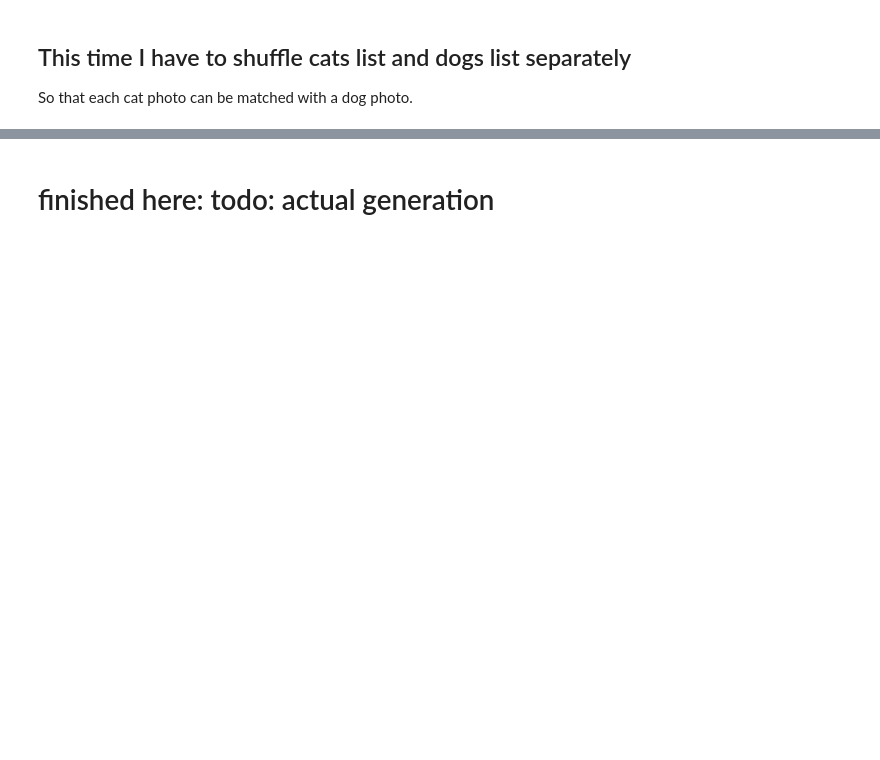
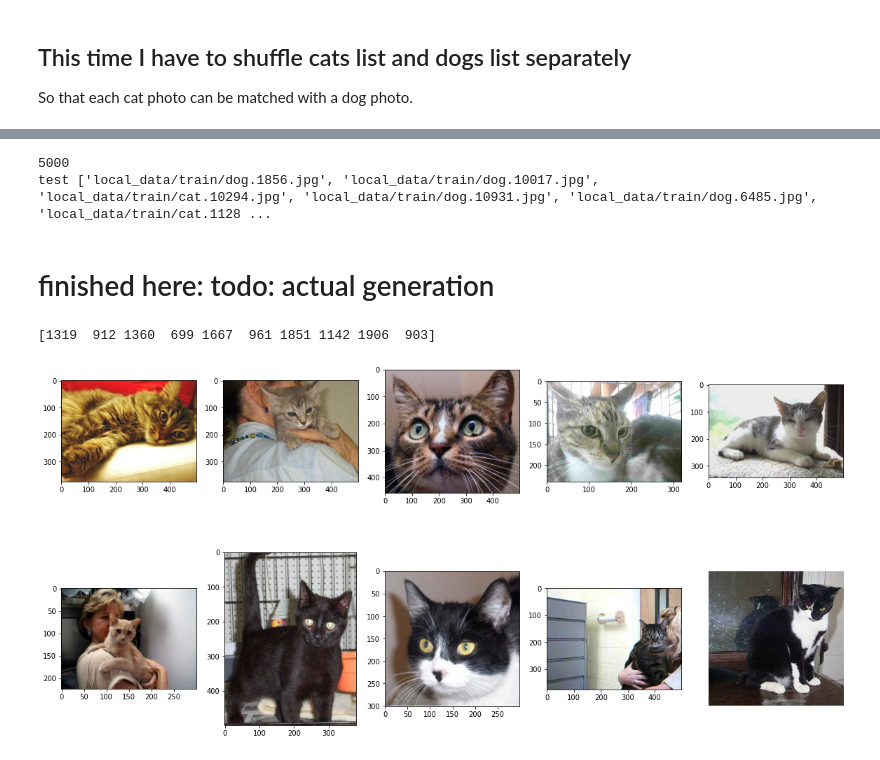
Before and after one commit to Huxwell/ColabNNs, a Jupyter notebook: cats_n_dogs_generate_multicategory_dataset_pynb.ipynb, the cells around one changed output, grey strips where cells are left out. Saved outputs shown, nothing was run; the diff lists cells and outputs as text; code cells hidden in the pictures; blank space fills up the shorter version.

```diff
--- a/cats_n_dogs_generate_multicategory_dataset_pynb.ipynb
+++ b/cats_n_dogs_generate_multicategory_dataset_pynb.ipynb
@@ -73,26 +90,32 @@ assert test_dogs[0] == 'local_data/train/dog.1383.jpg'
 # %%
-test_list = cats_list[10000:] + dogs_list[10000:]
-print(len(test_list))
+# test_list = cats_list[10000:] + dogs_list[10000:]
+# print(len(test_list))
 
-random.seed(13)
-random.shuffle(test_list)
-print("test",test_list[:9])
-assert test_list[4] == 'local_data/train/dog.6485.jpg'
+# random.seed(13)
+# random.shuffle(test_list)
+# print("test",test_list[:9])
+# assert test_list[4] == 'local_data/train/dog.6485.jpg'
+# %% [output]
+5000
+test ['local_data/train/dog.1856.jpg', 'local_data/train/dog.10017.jpg', 'local_data/train/cat.10294.jpg', 'local_data/train/dog.10931.jpg', 'local_data/train/dog.6485.jpg', 'local_data/train/cat.1128 ...
 # %% [markdown]
 # finished here: todo: actual generation
 # %%
 np.random.seed(1313131313)
-random_idx = np.random.randint(1,len(test_list),size=10)
+random_idx = np.random.randint(1,len(test_cats),size=10)
 print(random_idx)
 fig = plt.figure(figsize=(20., 10.))
 
 for i, img_idx in enumerate(random_idx):
     ax = fig.add_subplot(2,5,i+1)
-    img = Image.open(test_list[img_idx])
+    img = Image.open(test_cats[img_idx])
     plt.imshow(img)
     i+=1
 
 plt.axis('off')
 plt.show()
+# %% [output]
+[1319  912 1360  699 1667  961 1851 1142 1906  903]
+[figure, added]
 # %%
 np.random.seed(1313131313)
```
Also changed, not shown: parts of 14 cells of this notebook.
